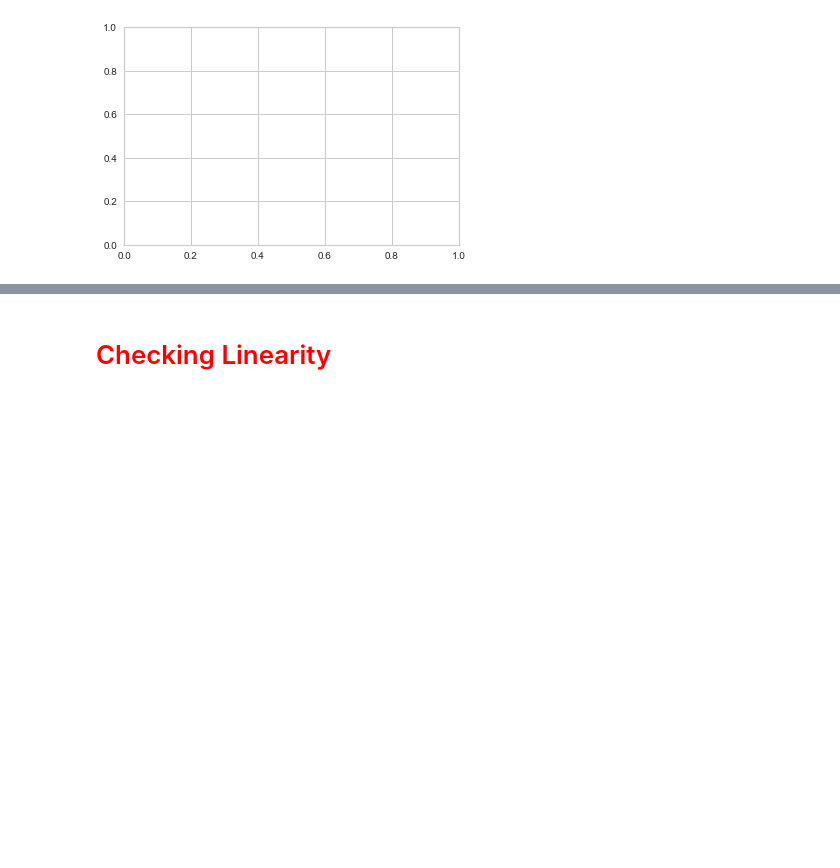
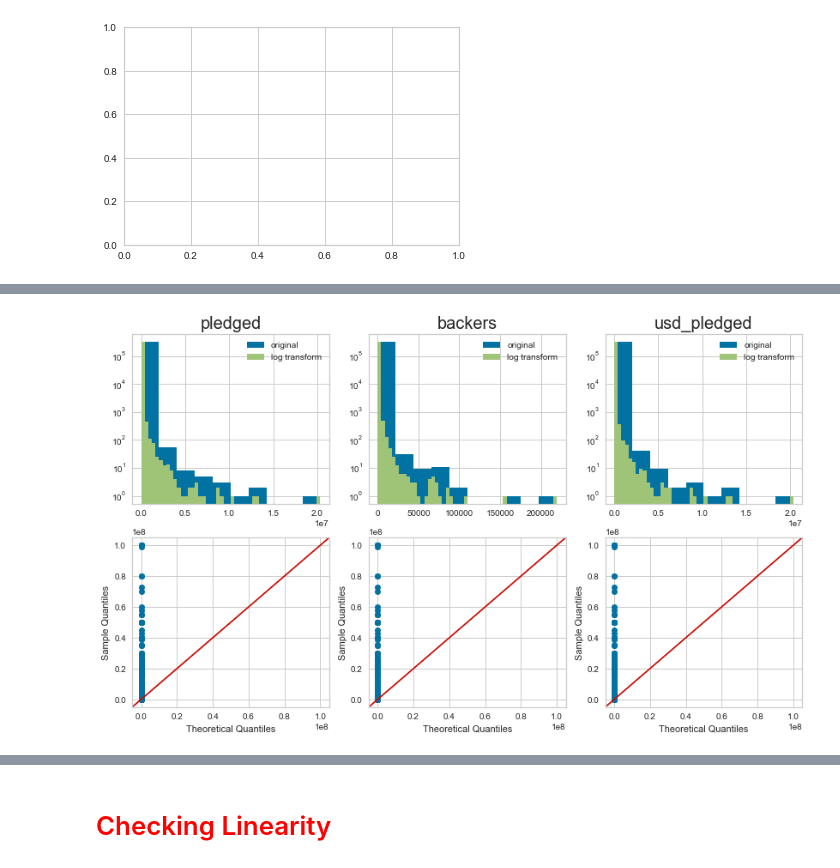
Before and after one commit to LaurentStar/Kick-Starter-Analysis, a Jupyter notebook: Exploratory_Data_Analysis.ipynb, the cells around one changed output, grey strips where cells are left out. Saved outputs shown, nothing was run; the diff lists cells and outputs as text; code cells hidden in the pictures; blank space fills up the shorter version.

```diff
--- a/Exploratory_Data_Analysis.ipynb
+++ b/Exploratory_Data_Analysis.ipynb
@@ -542,0 +572,11 @@ qq plot for 'goal' feature
+# %%
+fig, ax = plt.subplots(nrows=2, ncols=3, figsize=(14, 8))
+
+for index, col in enumerate(['pledged','backers', 'usd_pledged']):
+    ax[0][index].hist(clean_df[col], label='original')
+    ax[0][index].hist(clean_df[col], log=True, bins=50, label='log transform')
+    ax[0][index].set_title(col,fontsize=20 )
+    ax[0][index].legend(loc='upper right')
+    sm.qqplot(clean_df.goal, ax=ax[1][index], line ='45');
+# %% [output]
+[figure, added]
```
Also changed, not shown: parts of 11 cells of this notebook.
